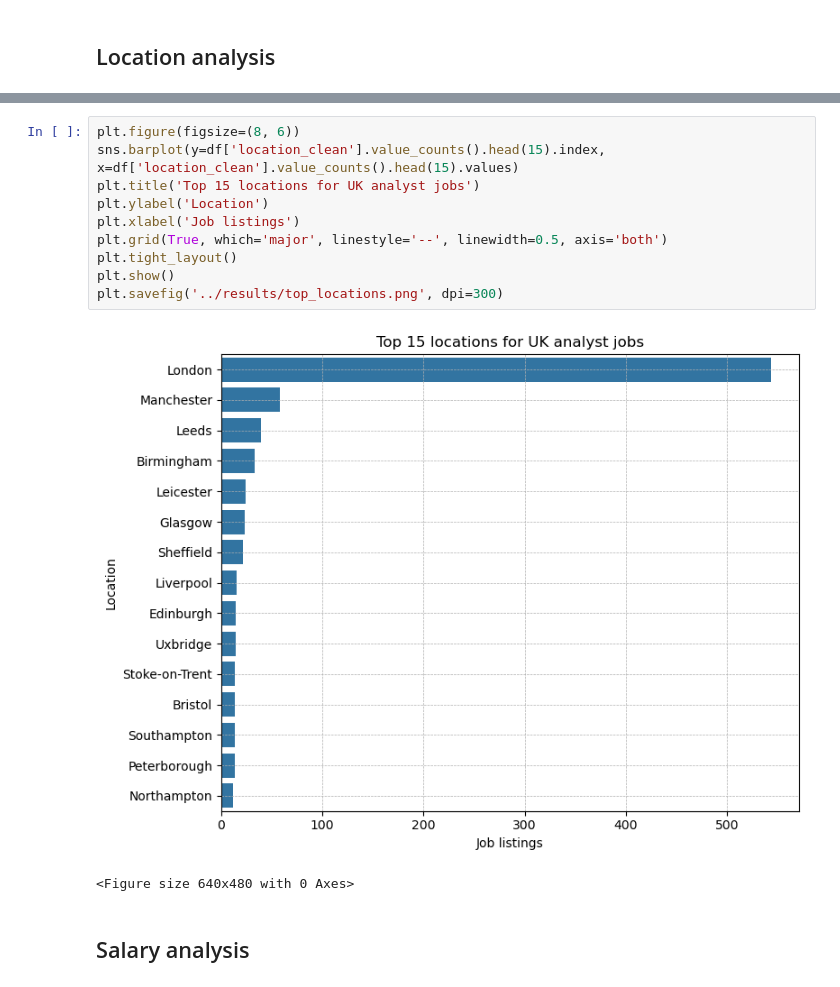
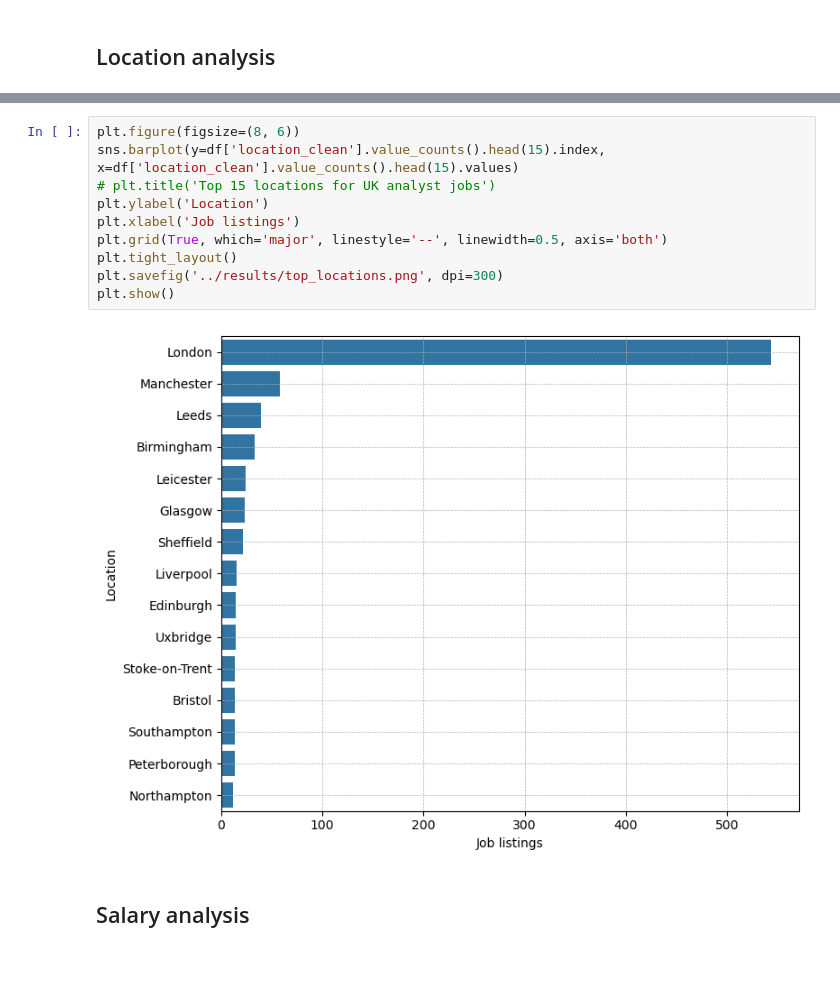
Before and after one commit to CawbyCop/720000069, a Jupyter notebook: source/data_analysis.ipynb, the cells around one changed output, grey strips where cells are left out. Saved outputs shown, nothing was run; the diff lists cells and outputs as text.

```diff
--- a/source/data_analysis.ipynb
+++ b/source/data_analysis.ipynb
@@ -165,16 +169,15 @@ df.loc[is_england_region, 'location_clean'] = 'England (region)'
 # %%
 plt.figure(figsize=(8, 6))
 sns.barplot(y=df['location_clean'].value_counts().head(15).index, x=df['location_clean'].value_counts().head(15).values)
-plt.title('Top 15 locations for UK analyst jobs')
+# plt.title('Top 15 locations for UK analyst jobs')
 plt.ylabel('Location')
 plt.xlabel('Job listings')
 plt.grid(True, which='major', linestyle='--', linewidth=0.5, axis='both')
 plt.tight_layout()
+plt.savefig('../results/top_locations.png', dpi=300)
 plt.show()
-plt.savefig('../results/top_locations.png', dpi=300)
 # %% [output]
-[figure, old version]
+[figure, new version]
-<Figure size 640x480 with 0 Axes>
 # %% [markdown]
 ## Salary analysis
 # %%
```
Also changed, not shown: parts of 8 cells of this notebook, 9 other files.
